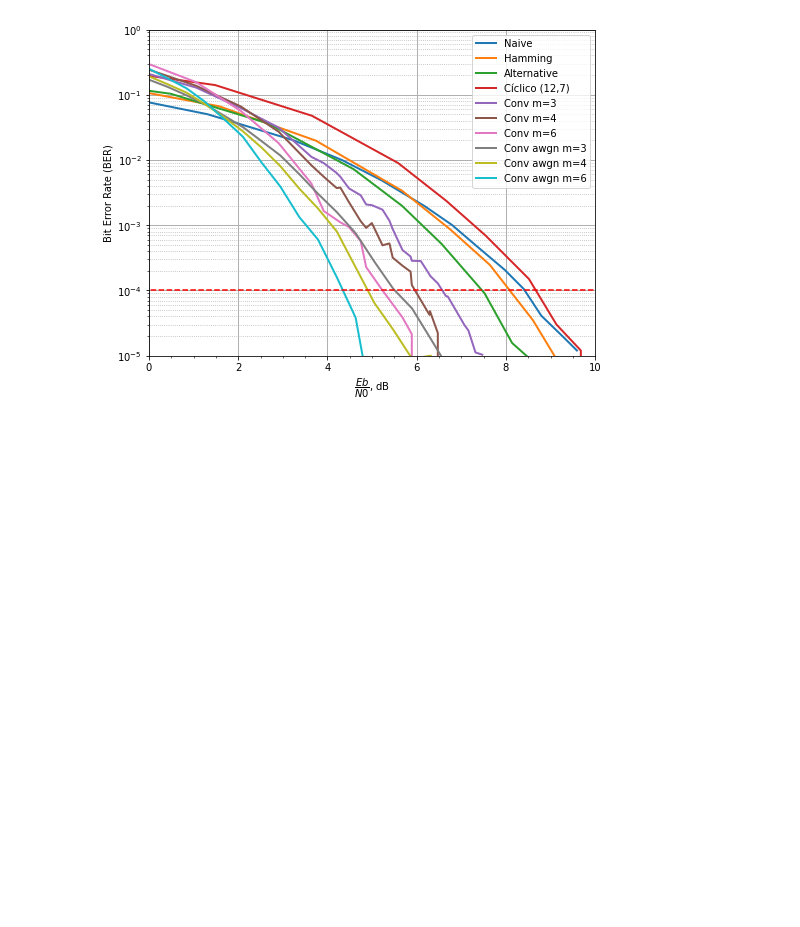
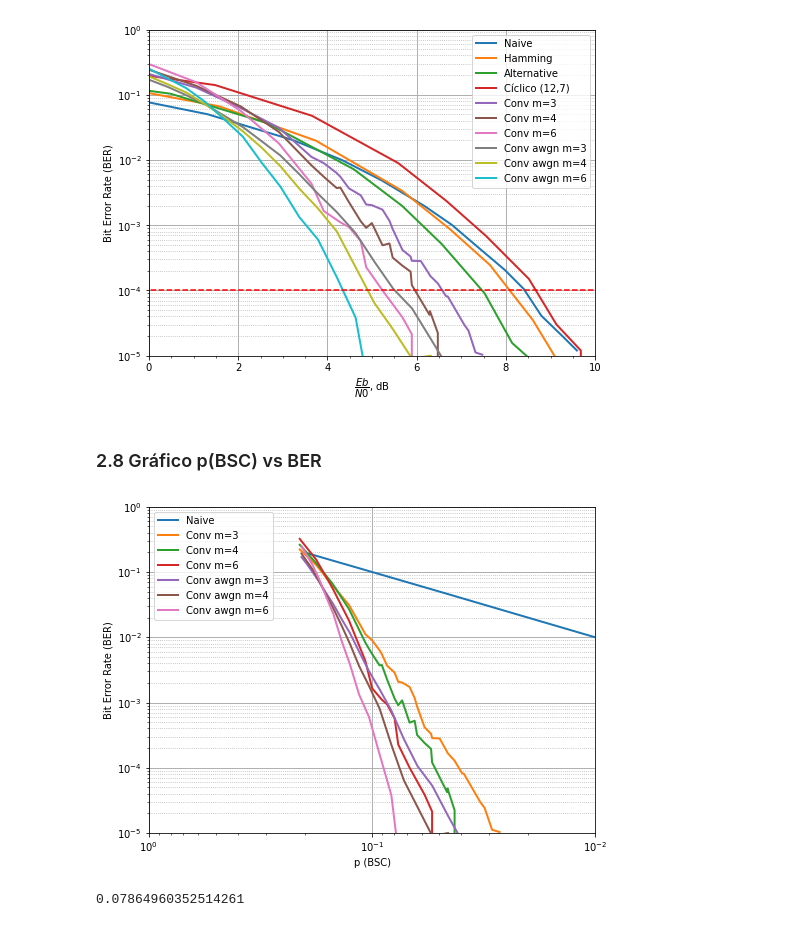
Before and after one commit to kowalks/ele32-labs, a Jupyter notebook: lab4.ipynb, the cells around one changed output. Cells and saved outputs as stored; diff of their text form; code cells hidden in the pictures; blank space fills up the shorter version.

```diff
--- a/lab4.ipynb
+++ b/lab4.ipynb
@@ -327,3 +327,70 @@ plt.minorticks_on()
 plt.show()
 # %% [output]
 [figure]
+# %% [markdown]
+### 2.8 Gráfico p(BSC) vs BER
+# %%
+# Naive
+naive_p = [k for k,v in naive_sim[1:]]
+
+# Convolutional
+conv_bsc_p = []
+for sim in conv_bsc_sim:
+    conv_bsc_p.append([k for k,v in sim[1:]])
+
+# Convolutional AWGN
+conv_awgn_p = []
+for sim in conv_awgn_sim:
+    conv_awgn_p.append(translate_inverse([element[2] for element in sim],conv_bsc_rate))
+# %%
+import matplotlib.pyplot as plt
+
+fig = plt.figure(figsize=(8, 6))
+ax = plt.gca()
+lw = 2
+
+plt.grid(visible=True, which='major', axis='both', linewidth=1)
+plt.grid(visible=True, which='minor', axis='y', linestyle='dotted')
+
+# Naive
+plt.plot(naive_p, naive_prob, linewidth=lw)
+
+
+# Primeiro
+prob = conv_bsc_prob[0][:24] + conv_bsc_prob[0][26:31]
+sim = conv_bsc_p[0][:24] + conv_bsc_p[0][26:31]
+plt.plot(sim, prob, linewidth=lw)
+
+# Segundo
+prob = conv_bsc_prob[1][:18] + conv_bsc_prob[1][19:23]
+sim = conv_bsc_p[1][:18] + conv_bsc_p[1][19:23]
+plt.plot(sim, prob, linewidth=lw)
+
+# Terceiro
+prob = conv_bsc_prob[2][:6] + conv_bsc_prob[2][7:11] + conv_bsc_prob[2][12:13] + conv_bsc_prob[2][15:16] + conv_bsc_prob[2][17:19]
+sim = conv_bsc_p[2][:6] + conv_bsc_p[2][7:11] + conv_bsc_p[2][12:13] + conv_bsc_p[2][15:16] + conv_bsc_p[2][17:19]
+plt.plot(sim, prob, linewidth=lw)
+
+# Awgn
+for i in range(3):
+    plt.plot(conv_awgn_p[i], conv_awgn_prob[i], linewidth=lw)
+
+# Linha
+# plt.plot([-3,10], [1e-4,1e-4], color='red', linestyle='dashed')
+
+ax.set_yscale('log')
+ax.set_xscale('log')
+plt.ylim(1e-5, 1)
+plt.xlim(1e-2, 1)
+ax.invert_xaxis()
+ax.legend(['Naive'] + [f'Conv m={m}' for m in [3,4,6]] + [f'Conv awgn m={m}' for m in [3,4,6]])
+plt.ylabel('Bit Error Rate (BER)')
+plt.xlabel(r'p (BSC)')
+plt.minorticks_on()
+plt.show()
+# %% [output]
+[figure, added]
+# %%
+qfunc(sqrt(2*10**(0/10)))
+# %% [output]
+0.07864960352514261
```
Also changed, not shown: parts of 2 cells of this notebook, 1 other file.
